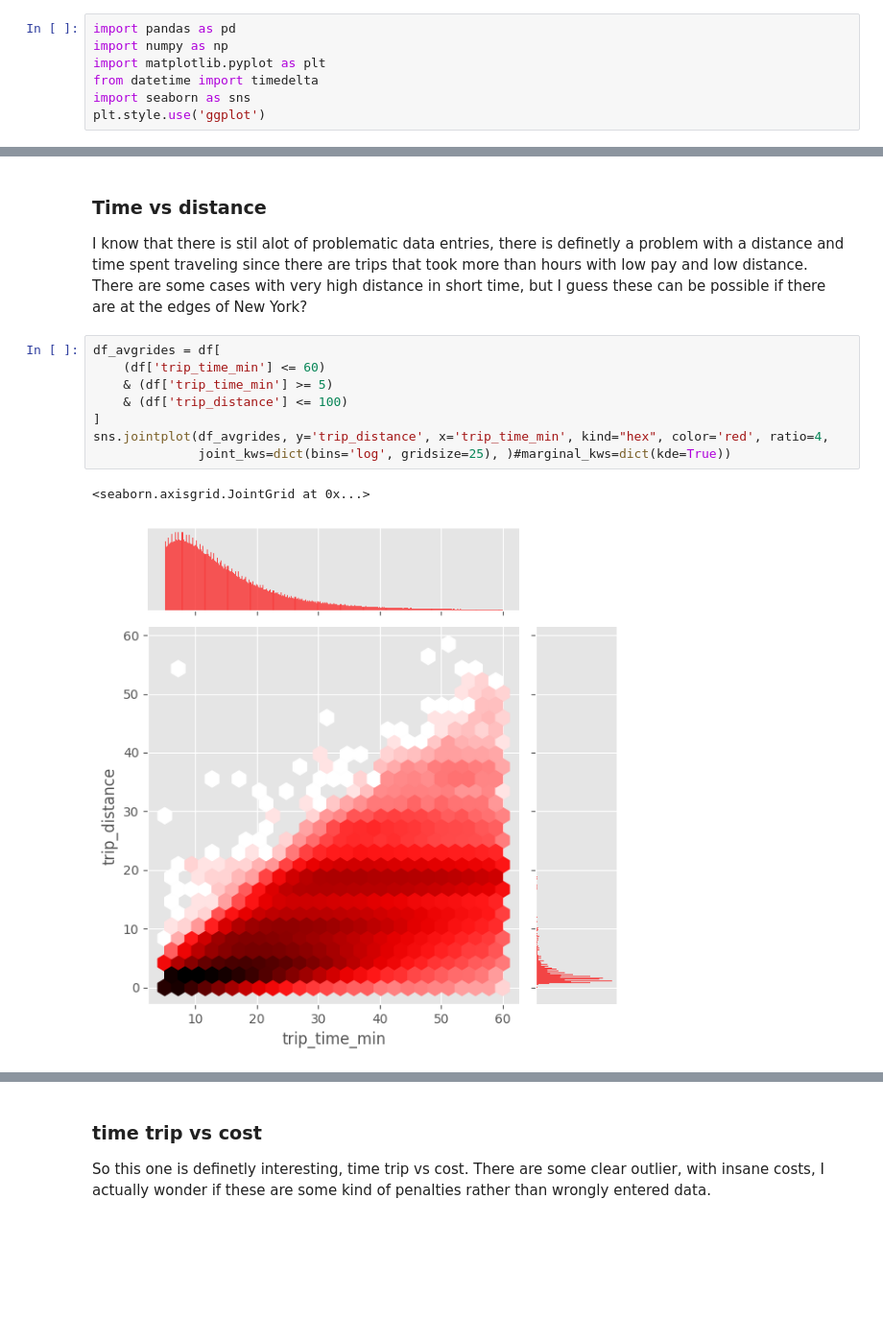
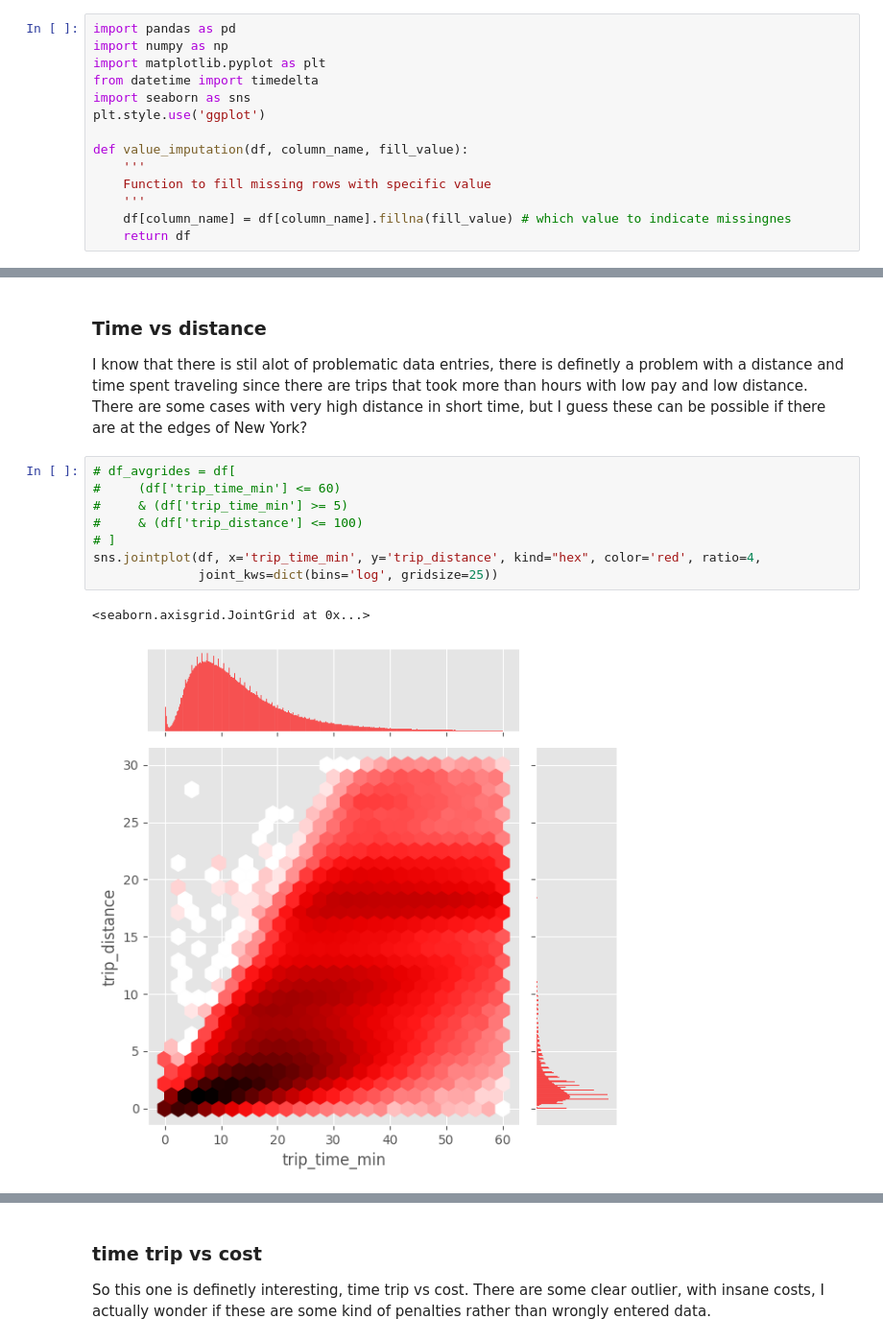
Before and after one commit to CptQuak/taxi, a Jupyter notebook: exploration/exploration.ipynb, the cells around one changed output, grey strips where cells are left out. Shown at 96% size. Cells and saved outputs as stored; diff of their text form; blank space fills up the shorter version.

```diff
--- a/exploration/exploration.ipynb
+++ b/exploration/exploration.ipynb
@@ -5,6 +5,13 @@ import matplotlib.pyplot as plt
 from datetime import timedelta
 import seaborn as sns
 plt.style.use('ggplot')
+
+def value_imputation(df, column_name, fill_value):
+    '''
+    Function to fill missing rows with specific value
+    '''
+    df[column_name] = df[column_name].fillna(fill_value) # which value to indicate missingnes
+    return df
 # %% [markdown]
 # Yellow cabs
 
@@ -65,13 +102,13 @@ df.head()
 
 I know that there is stil alot of problematic data entries, there is definetly a problem with a distance and time spent traveling since there are trips that took more than hours with low pay and low distance. There are some cases with very high distance in short time, but I guess these can be possible if there are at the edges of New York?
 # %%
-df_avgrides = df[
-    (df['trip_time_min'] <= 60)
-    & (df['trip_time_min'] >= 5)
-    & (df['trip_distance'] <= 100)
-]
-sns.jointplot(df_avgrides, y='trip_distance', x='trip_time_min', kind="hex", color='red', ratio=4,
-              joint_kws=dict(bins='log', gridsize=25), )#marginal_kws=dict(kde=True))
+# df_avgrides = df[
+#     (df['trip_time_min'] <= 60)
+#     & (df['trip_time_min'] >= 5)
+#     & (df['trip_distance'] <= 100)
+# ]
+sns.jointplot(df, x='trip_time_min', y='trip_distance', kind="hex", color='red', ratio=4,
+              joint_kws=dict(bins='log', gridsize=25))
 # %% [output]
 <seaborn.axisgrid.JointGrid at 0x...>
-[figure, old version]
+[figure, new version]
```
Also changed, not shown: parts of 5 cells of this notebook.
